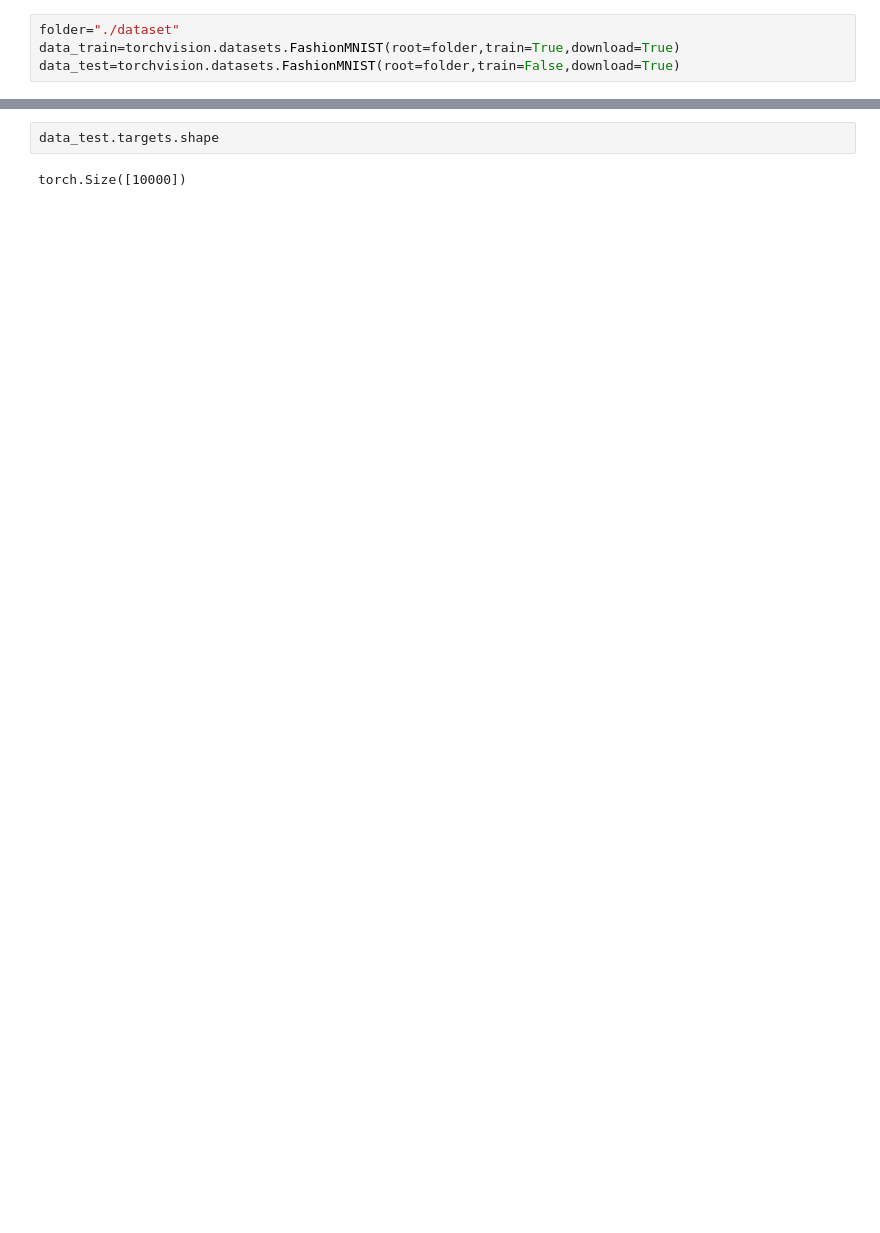
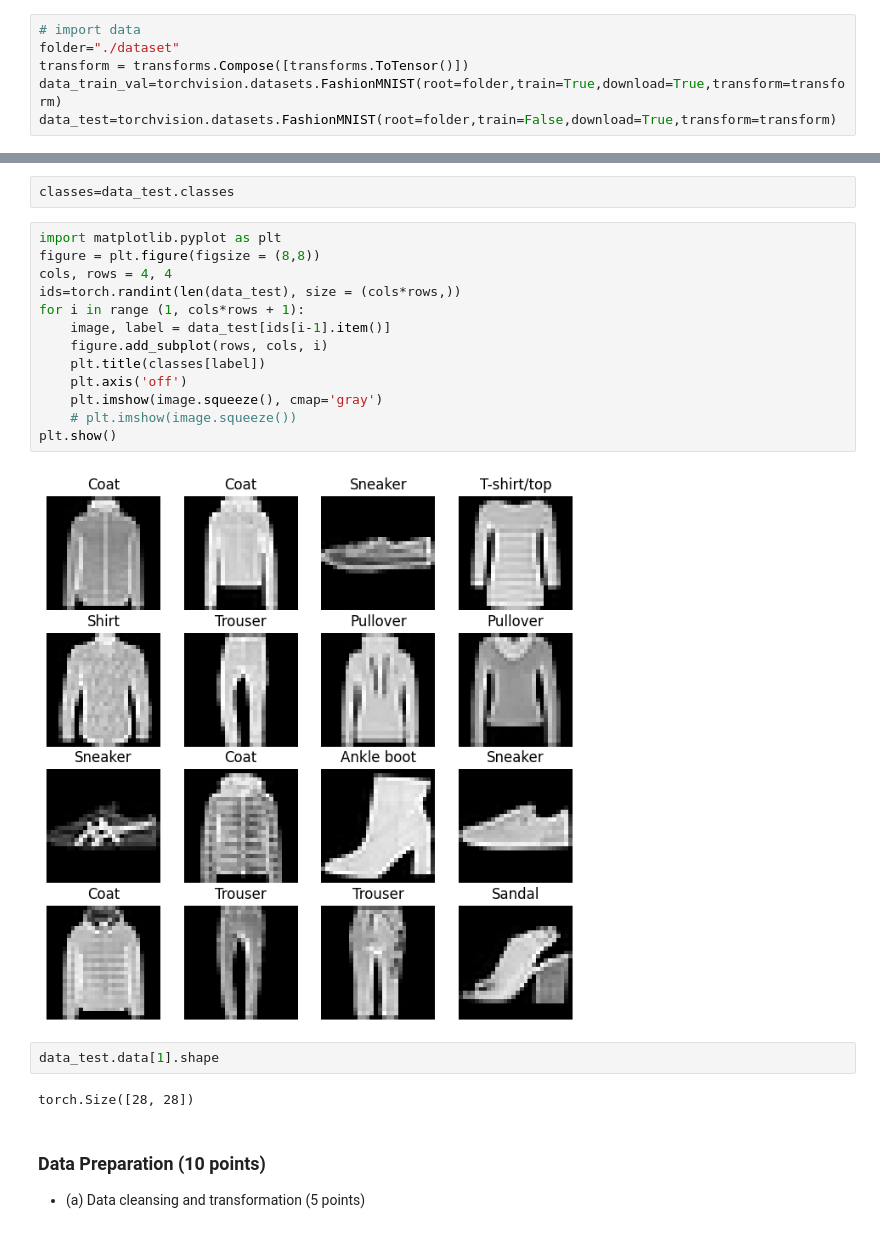
Before and after one commit to percool/ECEN758_Proj, a Jupyter notebook: src/main.ipynb, the cells around one changed output, grey strips where cells are left out. Drawn from its saved outputs; the diff is of its cells as text; blank space fills up the shorter version.

```diff
--- a/src/main.ipynb
+++ b/src/main.ipynb
@@ -4,4 +10,6 @@ import torchvision
 # %%
+# import data
 folder="./dataset"
-data_train=torchvision.datasets.FashionMNIST(root=folder,train=True,download=True)
-data_test=torchvision.datasets.FashionMNIST(root=folder,train=False,download=True)
+transform = transforms.Compose([transforms.ToTensor()])
+data_train_val=torchvision.datasets.FashionMNIST(root=folder,train=True,download=True,transform=transform)
+data_test=torchvision.datasets.FashionMNIST(root=folder,train=False,download=True,transform=transform)
@@ -28,4 +16,24 @@ Extracting ./dataset/FashionMNIST/raw/t10k-labels-idx1-ubyte.gz to ./dataset/Fas
+# %%
+classes=data_test.classes
+# %%
+import matplotlib.pyplot as plt
+figure = plt.figure(figsize = (8,8))
+cols, rows = 4, 4
+ids=torch.randint(len(data_test), size = (cols*rows,))
+for i in range (1, cols*rows + 1):
+    image, label = data_test[ids[i-1].item()]
+    figure.add_subplot(rows, cols, i)
+    plt.title(classes[label])
+    plt.axis('off')
+    plt.imshow(image.squeeze(), cmap='gray')
+    # plt.imshow(image.squeeze())
+plt.show()
+# %% [output]
+[figure, added]
 # %%
-data_test.targets.shape
+data_test.data[1].shape
 # %% [output]
-torch.Size([10000])
+torch.Size([28, 28])
+# %% [markdown]
+### Data Preparation (10 points)
+- (a) Data cleansing and transformation (5 points)
```
Also changed, not shown: parts of 13 cells of this notebook.
